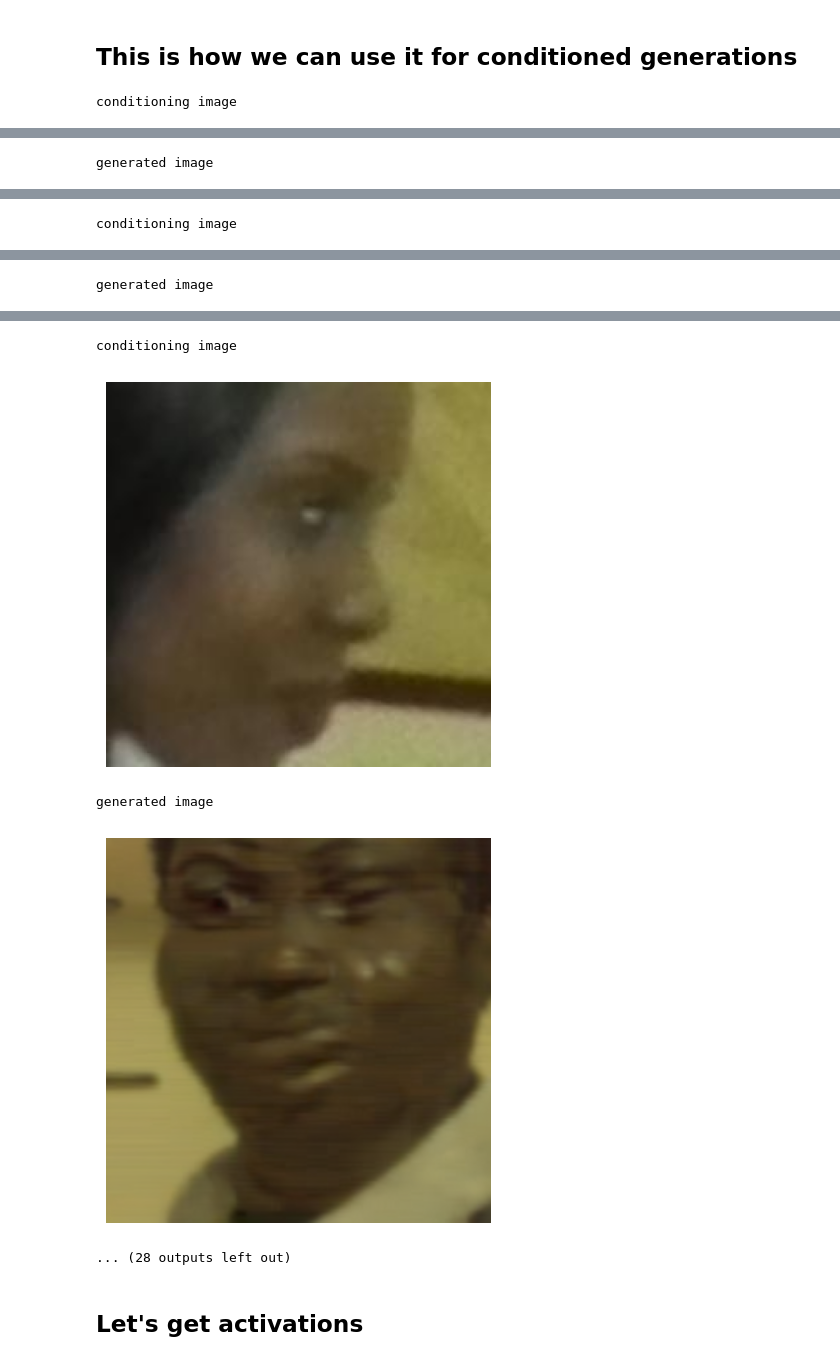
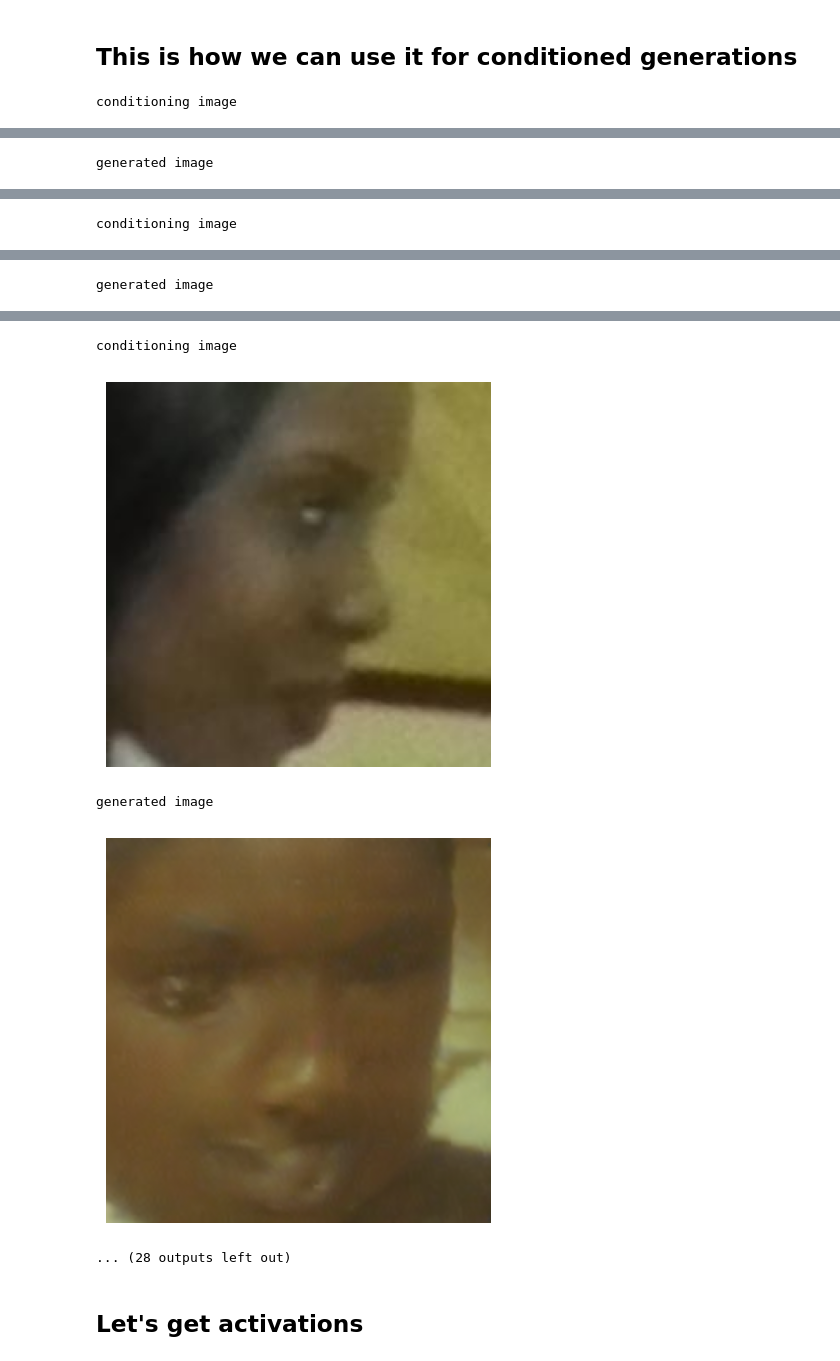
Before and after one commit to Social-AI-Studio/T2I_Interp_toolkit, a Jupyter notebook: notebooks/image_conditioning_steering.ipynb, the cells around one changed output, grey strips where cells are left out. Cells and saved outputs as stored; diff of their text form; code cells hidden in the pictures.

```diff
--- a/notebooks/image_conditioning_steering.ipynb
+++ b/notebooks/image_conditioning_steering.ipynb
@@ -479,7 +479,7 @@ for i in range(sample_size):
     print("conditioning image")
     visualize_image(data['Black'][i])
     #low guidance scale means it should be simialr to the conditioning image
-    out_image = pipe(prompt="A black person", ip_adapter_image=data['Black'][i], guidance_scale=5.5)
+    out_image = pipe(prompt="A black person", ip_adapter_image=data['Black'][i])
     print("generated image")
     visualize_image(out_image.images[0])
 # %% [output]
@@ -494,7 +494,7 @@ generated image
 conditioning image
 [figure]
 generated image
-[figure, old version]
+[figure, new version]
 ... (28 outputs left out)
 # %%
 import torch
```
Also changed, not shown: parts of 7 cells of this notebook.
